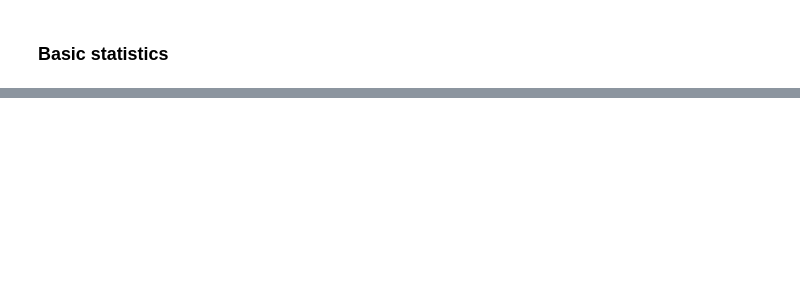
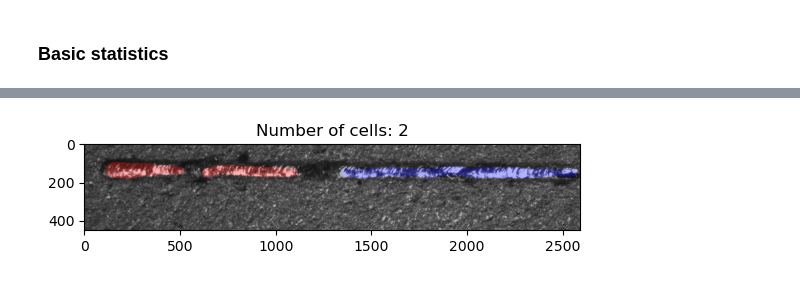
Before and after one commit to kenieveges/LPBF_Track_study, a Jupyter notebook: CNN_model/preprocessing.ipynb, the cells around one changed output, grey strips where cells are left out. Cells and saved outputs as stored; diff of their text form; code cells hidden in the pictures; blank space fills up the shorter version.

```diff
--- a/CNN_model/preprocessing.ipynb
+++ b/CNN_model/preprocessing.ipynb
@@ -97,0 +111,6 @@ labels = np.array([measure.label(mask) for mask in masks])
+# %%
+plt.imshow(color.label2rgb(labels[60], image=images_cropped[60], bg_label=0))
+plt.title(f"Number of cells: {np.unique(labels[60]).shape[0] - 1}")
+plt.show()
+# %% [output]
+[figure, added]
```
Also changed, not shown: parts of 13 cells of this notebook.
